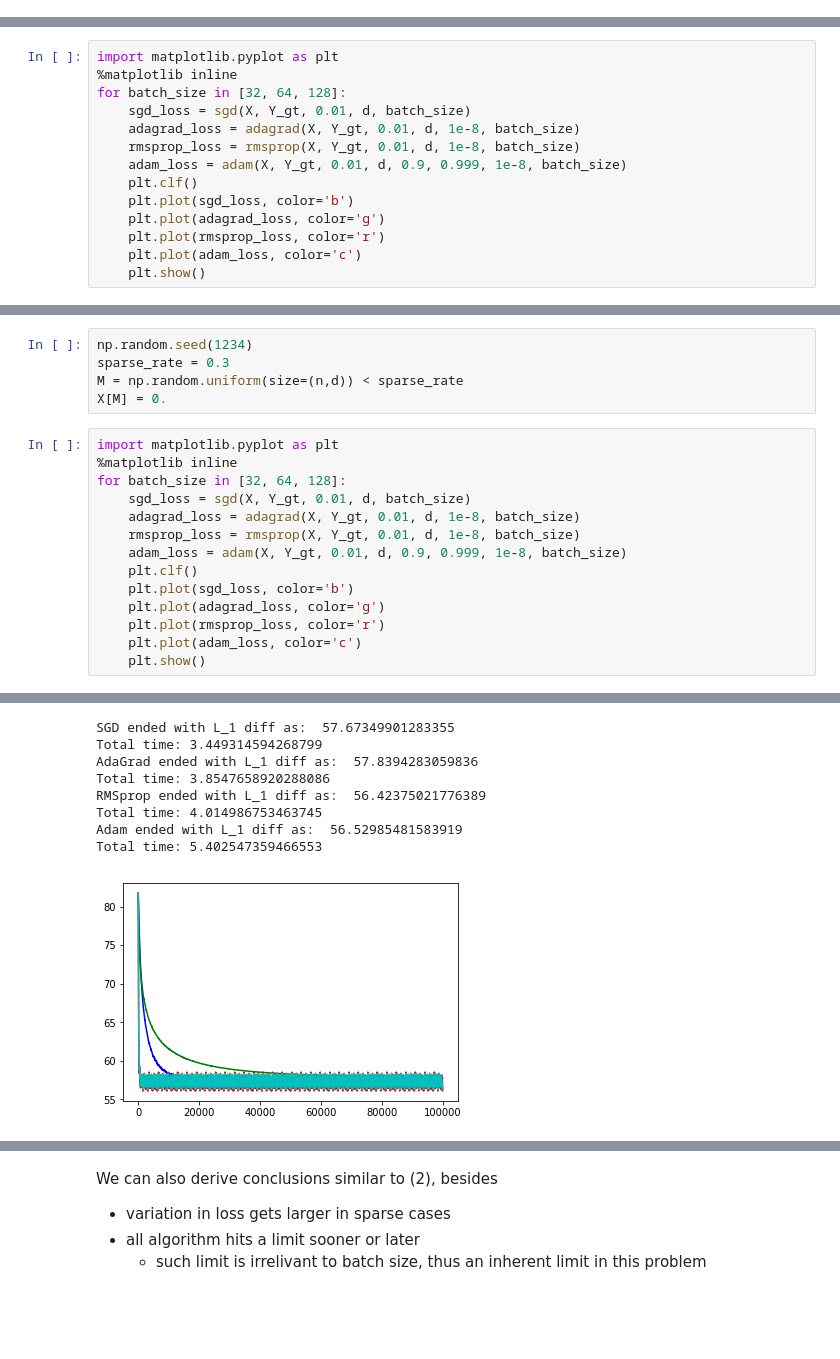
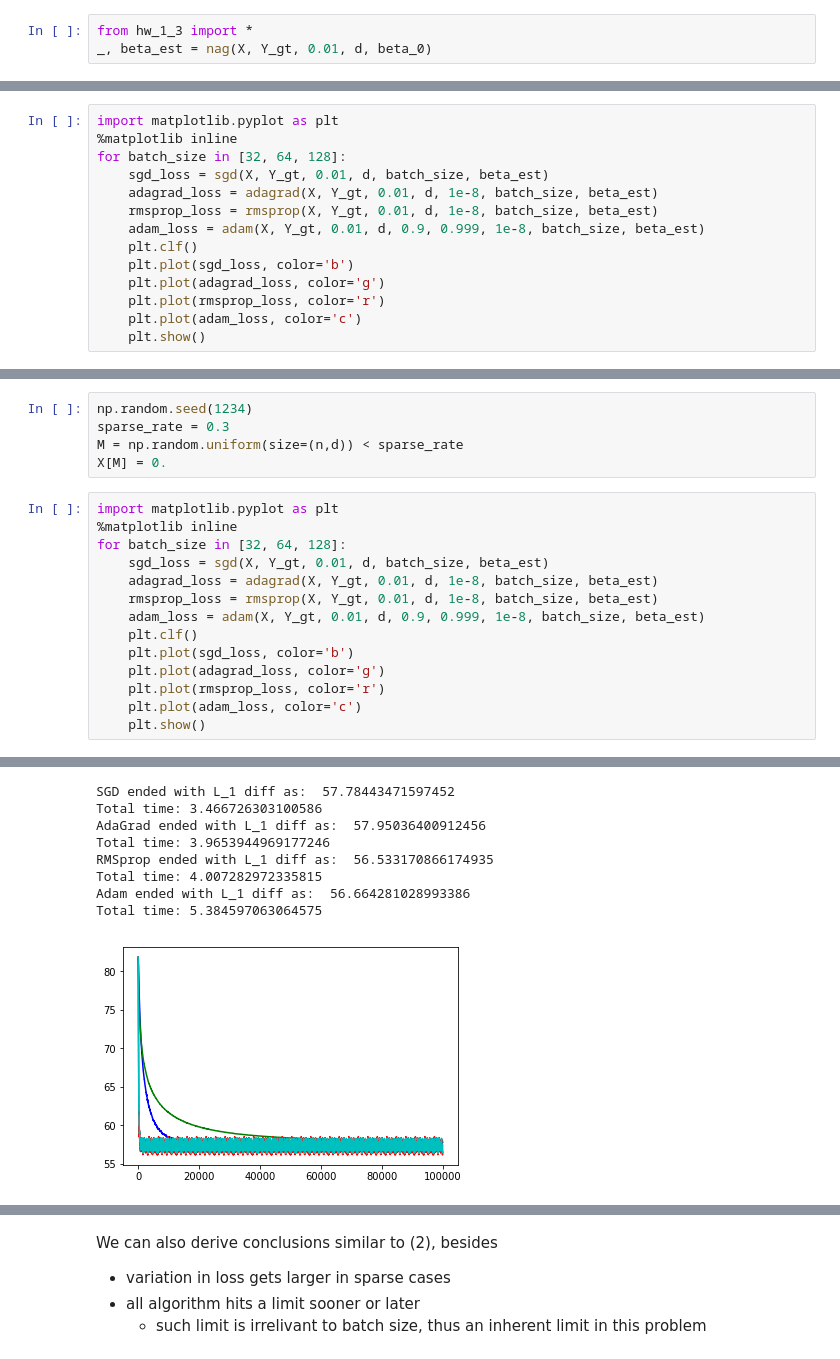
Before and after one commit to DanDoge/course_pku, a Jupyter notebook: Statistical Computing/homework/hw_1_3.ipynb, the cells around one changed output, grey strips where cells are left out. Drawn from its saved outputs; the diff is of its cells as text; blank space fills up the shorter version.

```diff
--- a/Statistical Computing/homework/hw_1_3.ipynb
+++ b/Statistical Computing/homework/hw_1_3.ipynb
@@ -8,0 +7,3 @@ from hw_1_3 import *
+# %%
+from hw_1_3 import *
+_, beta_est = nag(X, Y_gt, 0.01, d, beta_0)
@@ -34,10 +38,10 @@ We see from above plot that
 import matplotlib.pyplot as plt
 %matplotlib inline
 for batch_size in [32, 64, 128]:
-    sgd_loss = sgd(X, Y_gt, 0.01, d, batch_size)
-    adagrad_loss = adagrad(X, Y_gt, 0.01, d, 1e-8, batch_size)
-    rmsprop_loss = rmsprop(X, Y_gt, 0.01, d, 1e-8, batch_size)
-    adam_loss = adam(X, Y_gt, 0.01, d, 0.9, 0.999, 1e-8, batch_size)
+    sgd_loss = sgd(X, Y_gt, 0.01, d, batch_size, beta_est)
+    adagrad_loss = adagrad(X, Y_gt, 0.01, d, 1e-8, batch_size, beta_est)
+    rmsprop_loss = rmsprop(X, Y_gt, 0.01, d, 1e-8, batch_size, beta_est)
+    adam_loss = adam(X, Y_gt, 0.01, d, 0.9, 0.999, 1e-8, batch_size, beta_est)
     plt.clf()
     plt.plot(sgd_loss, color='b')
     plt.plot(adagrad_loss, color='g')
@@ -91,10 +96,10 @@ X[M] = 0.
 import matplotlib.pyplot as plt
 %matplotlib inline
 for batch_size in [32, 64, 128]:
-    sgd_loss = sgd(X, Y_gt, 0.01, d, batch_size)
-    adagrad_loss = adagrad(X, Y_gt, 0.01, d, 1e-8, batch_size)
-    rmsprop_loss = rmsprop(X, Y_gt, 0.01, d, 1e-8, batch_size)
-    adam_loss = adam(X, Y_gt, 0.01, d, 0.9, 0.999, 1e-8, batch_size)
+    sgd_loss = sgd(X, Y_gt, 0.01, d, batch_size, beta_est)
+    adagrad_loss = adagrad(X, Y_gt, 0.01, d, 1e-8, batch_size, beta_est)
+    rmsprop_loss = rmsprop(X, Y_gt, 0.01, d, 1e-8, batch_size, beta_est)
+    adam_loss = adam(X, Y_gt, 0.01, d, 0.9, 0.999, 1e-8, batch_size, beta_est)
     plt.clf()
     plt.plot(sgd_loss, color='b')
     plt.plot(adagrad_loss, color='g')
@@ -113,10 +118,10 @@ Total time: 3.394258737564087
 [figure]
-SGD ended with L_1 diff as:  57.67349901283355
-Total time: 3.449314594268799
-AdaGrad ended with L_1 diff as:  57.8394283059836
-Total time: 3.8547658920288086
-RMSprop ended with L_1 diff as:  56.42375021776389
-Total time: 4.014986753463745
-Adam ended with L_1 diff as:  56.52985481583919
-Total time: 5.402547359466553
+SGD ended with L_1 diff as:  57.78443471597452
+Total time: 3.466726303100586
+AdaGrad ended with L_1 diff as:  57.95036400912456
+Total time: 3.9653944969177246
+RMSprop ended with L_1 diff as:  56.533170866174935
+Total time: 4.007282972335815
+Adam ended with L_1 diff as:  56.664281028993386
+Total time: 5.384597063064575
-[figure, old version]
+[figure, new version]
```
Also changed, not shown: parts of 8 cells of this notebook, 6 other files.
